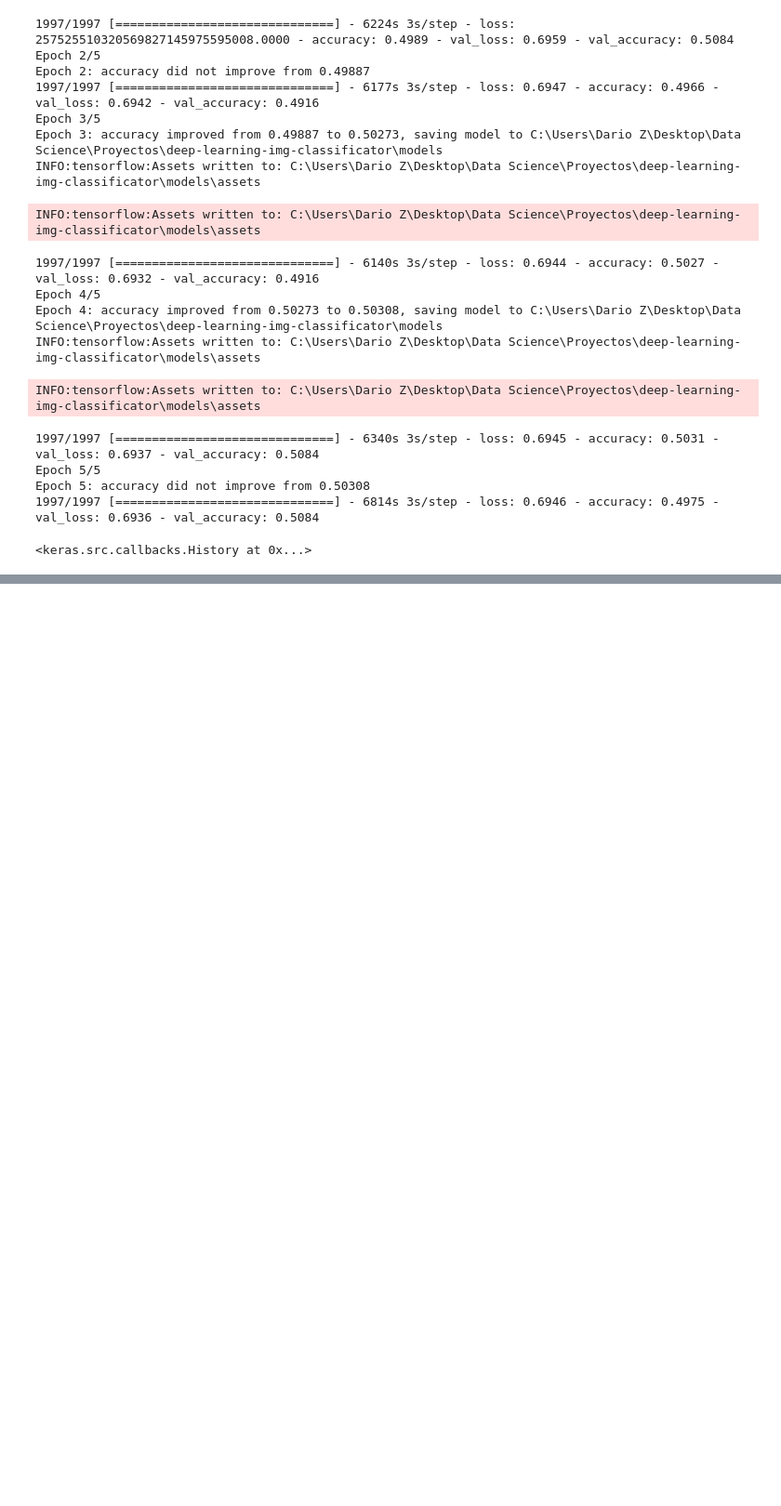
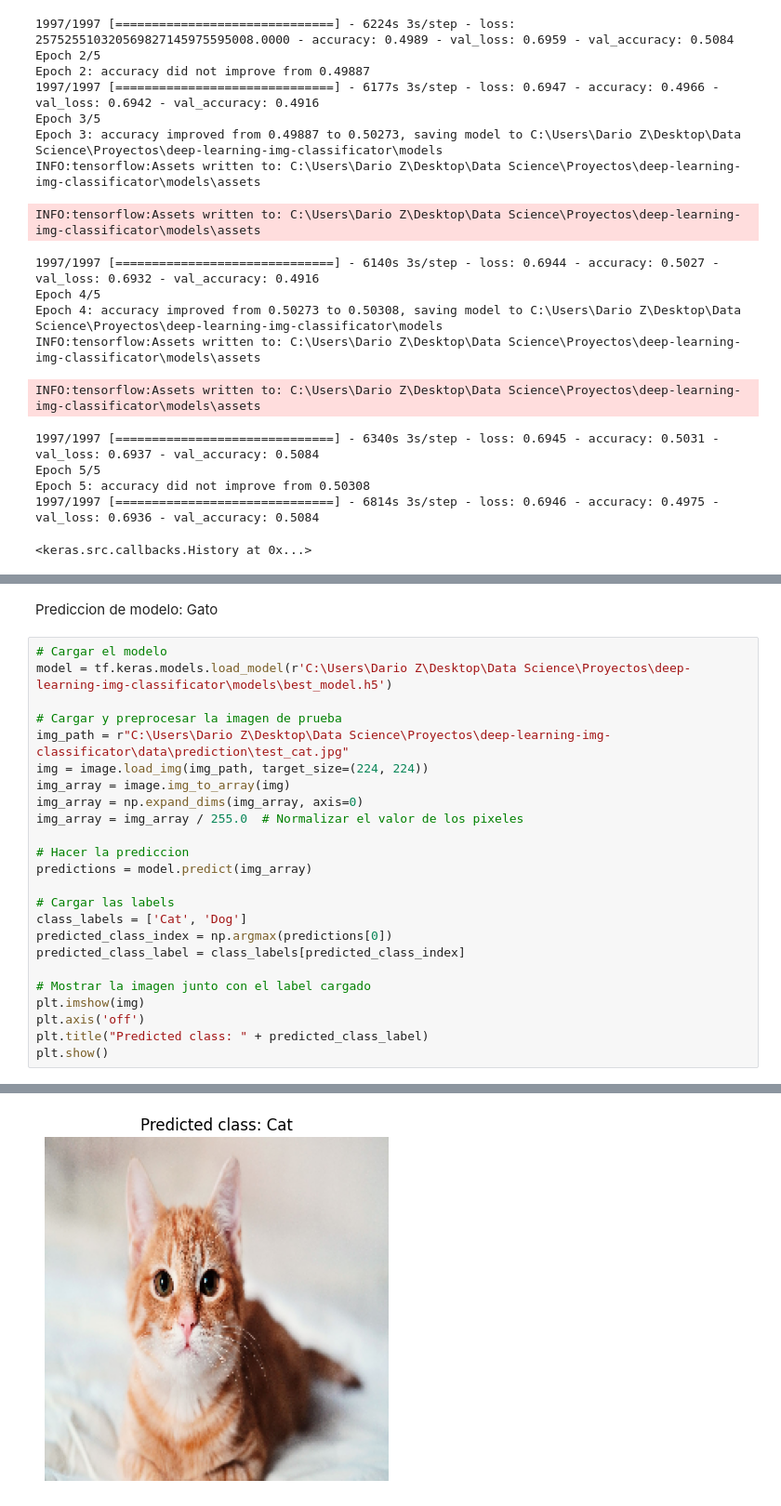
Before and after one commit to VonHyde/deep-learning-img-classificator, a Jupyter notebook: src/explore.ipynb, the cells around one changed output, grey strips where cells are left out. Shown at 93% size. Saved outputs shown, nothing was run; the diff lists cells and outputs as text; blank space fills up the shorter version.

```diff
--- a/src/explore.ipynb
+++ b/src/explore.ipynb
@@ -206,0 +214,27 @@ Epoch 5: accuracy did not improve from 0.50308
+# %% [markdown]
+Prediccion de modelo: Gato
+# %%
+# Cargar el modelo
+model = tf.keras.models.load_model(r'C:\Users\Dario Z\Desktop\Data Science\Proyectos\deep-learning-img-classificator\models\best_model.h5')
+
+# Cargar y preprocesar la imagen de prueba
+img_path = r"C:\Users\Dario Z\Desktop\Data Science\Proyectos\deep-learning-img-classificator\data\prediction\test_cat.jpg"
+img = image.load_img(img_path, target_size=(224, 224))
+img_array = image.img_to_array(img)
+img_array = np.expand_dims(img_array, axis=0)
+img_array = img_array / 255.0  # Normalizar el valor de los pixeles
+
+# Hacer la prediccion
+predictions = model.predict(img_array)
+
+# Cargar las labels
+class_labels = ['Cat', 'Dog']
+predicted_class_index = np.argmax(predictions[0])
+predicted_class_label = class_labels[predicted_class_index]
+
+# Mostrar la imagen junto con el label cargado
+plt.imshow(img)
+plt.axis('off')
+plt.title("Predicted class: " + predicted_class_label)
+plt.show()
+# %% [output]
@@ -206,0 +242 @@ Epoch 5: accuracy did not improve from 0.50308
+[figure, added]
```
Also changed, not shown: parts of 17 cells of this notebook.
